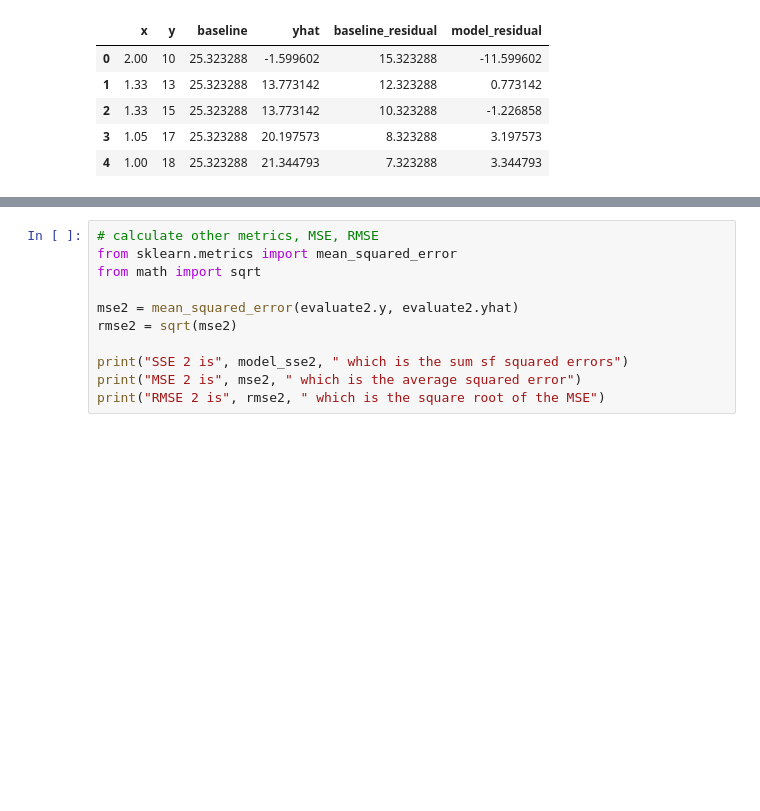
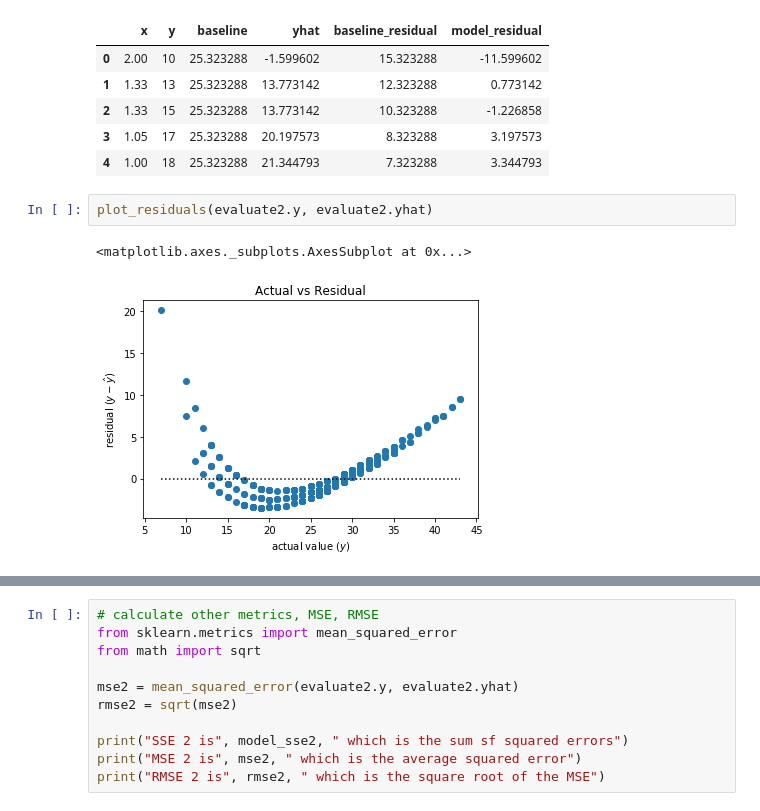
Before and after one commit to Brandon-Martinez27/regression-exercises, a Jupyter notebook: evaluate.ipynb, the cells around one changed output, grey strips where cells are left out. Drawn from its saved outputs; the diff is of its cells as text; blank space fills up the shorter version.

```diff
--- a/evaluate.ipynb
+++ b/evaluate.ipynb
@@ -173,6 +178,11 @@ evaluate2.head()
 | 2 | 1.33 | 15 | 25.323288 | 13.773142 | 10.323288 | -1.226858 |
 | 3 | 1.05 | 17 | 25.323288 | 20.197573 | 8.323288 | 3.197573 |
 | 4 | 1.00 | 18 | 25.323288 | 21.344793 | 7.323288 | 3.344793 |
+# %%
+plot_residuals(evaluate2.y, evaluate2.yhat)
+# %% [output]
+<matplotlib.axes._subplots.AxesSubplot at 0x...>
+[figure, added]
 # %%
 # compare SSE between baseline and model
 baseline_sse2 = (evaluate2.baseline_residual**2).sum()
```
Also changed, not shown: parts of 11 cells of this notebook, 3 other files.
